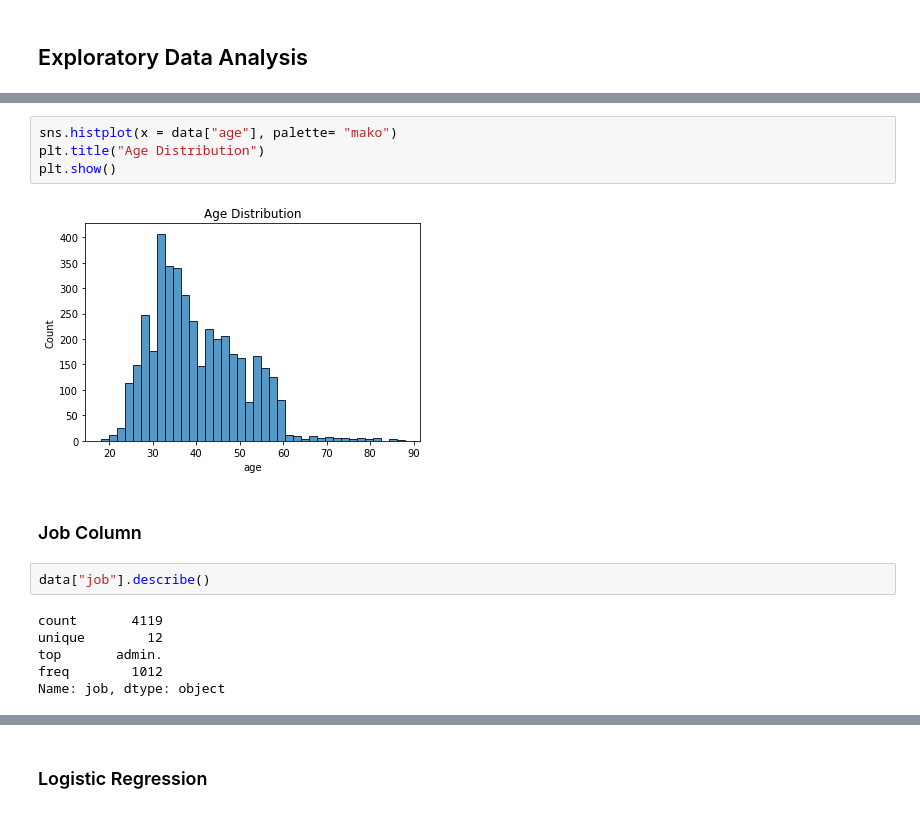
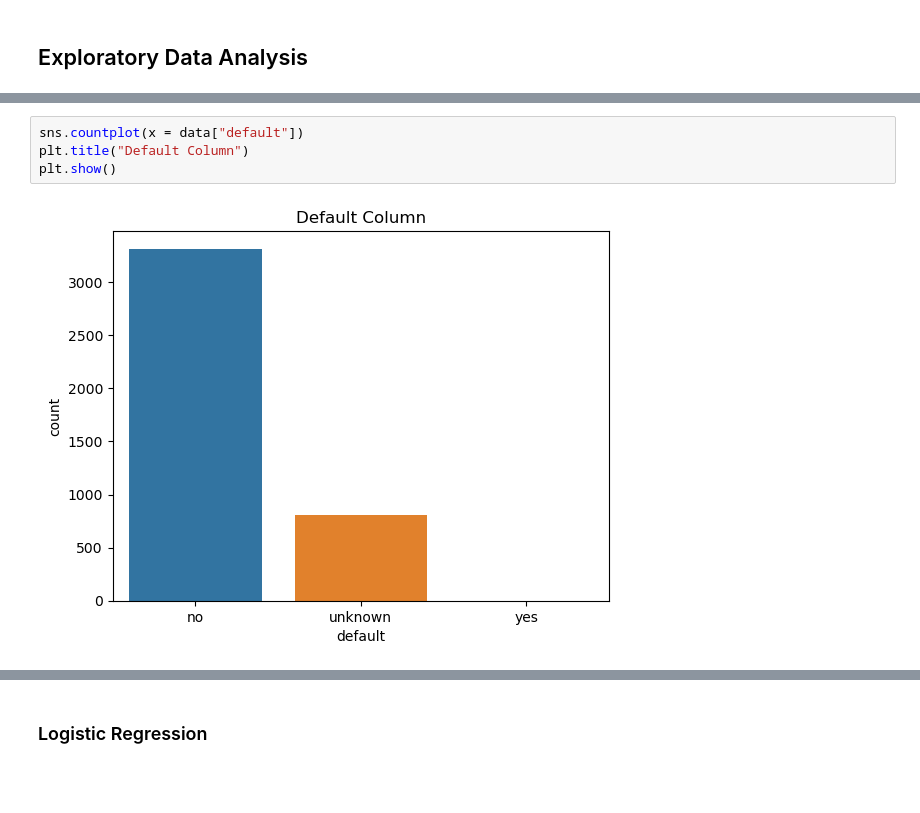
Before and after one commit to cnbrkaydemir/Banking-Classification, a Jupyter notebook: Banking_Classification.ipynb, the cells around one changed output, grey strips where cells are left out. Saved outputs shown, nothing was run; the diff lists cells and outputs as text; blank space fills up the shorter version.

```diff
--- a/Banking_Classification.ipynb
+++ b/Banking_Classification.ipynb
@@ -107,16 +117,6 @@ Name: age, Length: 67, dtype: int64
 # %%
-sns.histplot(x = data["age"], palette= "mako")
-plt.title("Age Distribution")
+sns.countplot(x = data["default"])
+plt.title("Default Column")
 plt.show()
 # %% [output]
-[figure, old version]
+[figure, new version]
-# %% [markdown]
-### Job Column
-# %%
-data["job"].describe()
-# %% [output]
-count       4119
-unique        12
-top       admin.
-freq        1012
-Name: job, dtype: object
```
Also changed, not shown: parts of 180 cells of this notebook, 2 other files.
